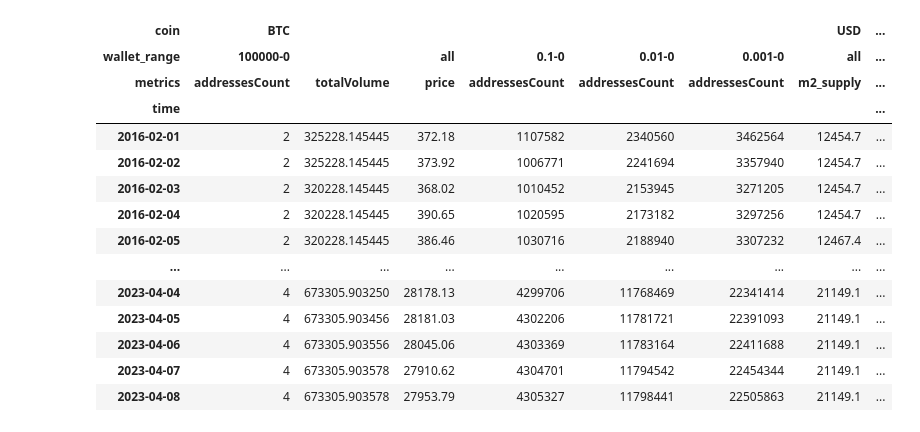
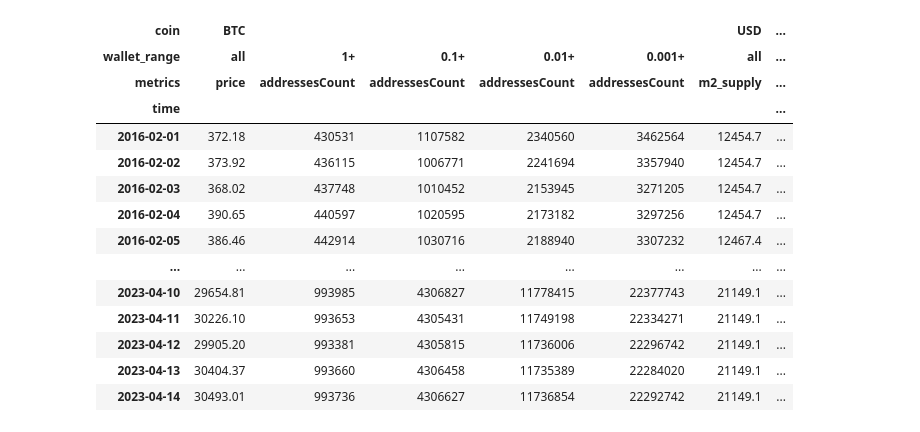
Before and after one commit to bekisz/chain-intelligence, a Jupyter notebook: metcalfe.ipynb, the cells around one changed output. Cells and saved outputs as stored; diff of their text form; code cells hidden in the pictures.

Commit message:
Bottom an Top Bubble BTC price based on Wallet Adresses 2

```diff
--- a/metcalfe.ipynb
+++ b/metcalfe.ipynb
@@ -101,28 +121,34 @@ Request : https://min-api.cryptocompare.com/data/v2/histoday?fsym=BTC&tsym=USD&a
 # %%
 df_aux = pd.DataFrame()
-#df_aux2 = pd.DataFrame()
+
 coin = 'BTC'
 
 #aggregate_wallets=['0.1-1','1-10', '10-100','100-1000', '1000-10000', '10000-100000', '100000-1000000']
-aggregate_wallets=['0.1-1','1-10', '10-100','100-1000', '1000-10000', '10000-100000']
+aggregate_wallets=['1-10', '10-100','100-1000', '1000-10000', '10000-100000']
 
 
+#aggregate_wallets.append('1-10')
 addressCounts = [df[coin][w_range]['addressesCount'] for w_range in aggregate_wallets]
 df_aux['addressesCount'] = sum(addressCounts)
-df.loc(axis=1)[(coin,'0.1-0','addressesCount')] = df_aux['addressesCount']
+df.loc(axis=1)[(coin,'1+','addressesCount')] = df_aux['addressesCount']
+
+aggregate_wallets.append('0.1-1')
+addressCounts = [df[coin][w_range]['addressesCount'] for w_range in aggregate_wallets]
+df_aux['addressesCount'] = sum(addressCounts)
+df.loc(axis=1)[(coin,'0.1+','addressesCount')] = df_aux['addressesCount']
 
 
 aggregate_wallets.append('0.01-0.1')
 addressCounts = [df[coin][w_range]['addressesCount'] for w_range in aggregate_wallets]
 df_aux['addressesCount'] = sum(addressCounts)
-df.loc(axis=1)[(coin,'0.01-0','addressesCount')] = df_aux['addressesCount']
+df.loc(axis=1)[(coin,'0.01+','addressesCount')] = df_aux['addressesCount']
 
 
 aggregate_wallets.append('0.001-0.01')
 addressCounts = [df[coin][w_range]['addressesCount'] for w_range in aggregate_wallets]
 df_aux['addressesCount'] = sum(addressCounts)
-df.loc(axis=1)[(coin,'0.001-0','addressesCount')] = df_aux['addressesCount']
-df.drop(columns=['1e-08-0.001',*aggregate_wallets],inplace=True,level= "wallet_range")
+df.loc(axis=1)[(coin,'0.001+','addressesCount')] = df_aux['addressesCount']
+df.drop(columns=['100000-0','1e-08-0.001',*aggregate_wallets],inplace=True,level= "wallet_range")
 
 
 df
@@ -179,56 +205,29 @@ df
 # %%
-df.loc(axis=1)[(coin,'0.1-0','k')] = 21000000*df.loc(axis=1)[(coin,'all','m2_adj_price')] / ( df.loc(axis=1)[(coin,'0.1-0','addressesCount')]
-                                                                              * df.loc(axis=1)[(coin,'0.1-0','addressesCount')])
 
-df.loc(axis=1)[(coin,'0.01-0','k')] = 21000000*df.loc(axis=1)[(coin,'all','m2_adj_price')] / ( df.loc(axis=1)[(coin,'0.01-0','addressesCount')]
-                                                                              * df.loc(axis=1)[(coin,'0.01-0','addressesCount')])
-df.loc(axis=1)[(coin,'0.001-0','k')] = 21000000*df.loc(axis=1)[(coin,'all','m2_adj_price')] / ( df.loc(axis=1)[(coin,'0.001-0','addressesCount')]
-                                                                              * df.loc(axis=1)[(coin,'0.001-0','addressesCount')])
-
-
-df.loc(axis=1)[(coin,'0.001-0', 'k-sma200w')] = df.loc(axis=1)[(coin,'0.001-0','k')].rolling(200*7).mean()
-df.loc(axis=1)[(coin,'0.01-0', 'k-sma200w')] = df.loc(axis=1)[(coin,'0.01-0','k')].rolling(200*7).mean()
-df.loc(axis=1)[(coin,'0.1-0', 'k-sma200w')] = df.loc(axis=1)[(coin,'0.1-0','k')].rolling(200*7).mean()
-
-
-df.loc(axis=1)[(coin,'0.001-0', 'k-sma50w')] = df.loc(axis=1)[(coin,'0.001-0','k')].rolling(50*7).mean()
-df.loc(axis=1)[(coin,'0.01-0', 'k-sma50w')] = df.loc(axis=1)[(coin,'0.01-0','k')].rolling(50*7).mean()
-df.loc(axis=1)[(coin,'0.1-0', 'k-sma50w')] = df.loc(axis=1)[(coin,'0.1-0','k')].rolling(50*7).mean()
-
-
-df.loc(axis=1)[(coin,'0.001-0', 'k-sma21w')] = df.loc(axis=1)[(coin,'0.001-0','k')].rolling(21*7).mean()
-df.loc(axis=1)[(coin,'0.01-0', 'k-sma21w')] = df.loc(axis=1)[(coin,'0.01-0','k')].rolling(21*7).mean()
-df.loc(axis=1)[(coin,'0.1-0', 'k-sma21w')] = df.loc(axis=1)[(coin,'0.1-0','k')].rolling(21*7).mean()
-
-
-df.loc(axis=1)[(coin,'0.001-0', 'k-sma90d')] = df.loc(axis=1)[(coin,'0.001-0','k')].rolling(90).mean()
-df.loc(axis=1)[(coin,'0.01-0', 'k-sma90d')] = df.loc(axis=1)[(coin,'0.01-0','k')].rolling(90).mean()
-df.loc(axis=1)[(coin,'0.1-0', 'k-sma90d')] = df.loc(axis=1)[(coin,'0.1-0','k')].rolling(90).mean()
-
-
-df.loc(axis=1)[(coin,'0.001-0', 'k-sma30d')] = df.loc(axis=1)[(coin,'0.001-0','k')].rolling(30).mean()
-df.loc(axis=1)[(coin,'0.01-0', 'k-sma30d')] = df.loc(axis=1)[(coin,'0.01-0','k')].rolling(30).mean()
-df.loc(axis=1)[(coin,'0.1-0', 'k-sma30d')] = df.loc(axis=1)[(coin,'0.1-0','k')].rolling(30).mean()
-
-df.loc(axis=1)[(coin,'0.001-0', 'k-sma7d')] = df.loc(axis=1)[(coin,'0.001-0','k')].rolling(30).mean()
-df.loc(axis=1)[(coin,'0.01-0', 'k-sma7d')] = df.loc(axis=1)[(coin,'0.01-0','k')].rolling(30).mean()
-df.loc(axis=1)[(coin,'0.1-0', 'k-sma7d')] = df.loc(axis=1)[(coin,'0.1-0','k')].rolling(30).mean()
+btc_max_supply = 21*10**6
+for min_btc in min_btcs:
+    df.loc(axis=1)[(coin,str(min_btc) + '+','k')] = btc_max_supply*df.loc(axis=1)[(coin,'all','m2_adj_price')] \
+        / ( df.loc(axis=1)[(coin, str(min_btc) + '+','addressesCount')] \
+        * df.loc(axis=1)[(coin, str(min_btc) + '+','addressesCount')])
+    for days in smas:
+        df.loc(axis=1)[(coin, str(min_btc) + '+', 'k-sma' + str(days) +'d')] = \
+            df.loc(axis=1)[(coin, str(min_btc) + '+','k')].rolling(days).mean()
 
 # df=df.loc['2013-01-01':]
 df
 # %% [output]
-| coin | BTC |  |  |  |  |  | USD | ... |
-| wallet_range | 100000-0 |  | all | 0.1-0 | 0.01-0 | 0.001-0 | all | ... |
-| metrics | addressesCount | totalVolume | price | addressesCount | addressesCount | addressesCount | m2_supply | ... |
-| time |  |  |  |  |  |  |  | ... |
-| 2016-02-01 | 2 | 325228.145445 | 372.18 | 1107582 | 2340560 | 3462564 | 12454.7 | ... |
-| 2016-02-02 | 2 | 325228.145445 | 373.92 | 1006771 | 2241694 | 3357940 | 12454.7 | ... |
-| 2016-02-03 | 2 | 320228.145445 | 368.02 | 1010452 | 2153945 | 3271205 | 12454.7 | ... |
-| 2016-02-04 | 2 | 320228.145445 | 390.65 | 1020595 | 2173182 | 3297256 | 12454.7 | ... |
-| 2016-02-05 | 2 | 320228.145445 | 386.46 | 1030716 | 2188940 | 3307232 | 12467.4 | ... |
-| ... | ... | ... | ... | ... | ... | ... | ... | ... |
-| 2023-04-04 | 4 | 673305.903250 | 28178.13 | 4299706 | 11768469 | 22341414 | 21149.1 | ... |
-| 2023-04-05 | 4 | 673305.903456 | 28181.03 | 4302206 | 11781721 | 22391093 | 21149.1 | ... |
-| 2023-04-06 | 4 | 673305.903556 | 28045.06 | 4303369 | 11783164 | 22411688 | 21149.1 | ... |
-| 2023-04-07 | 4 | 673305.903578 | 27910.62 | 4304701 | 11794542 | 22454344 | 21149.1 | ... |
-| 2023-04-08 | 4 | 673305.903578 | 27953.79 | 4305327 | 11798441 | 22505863 | 21149.1 | ... |
+| coin | BTC |  |  |  |  | USD | ... |
+| wallet_range | all | 1+ | 0.1+ | 0.01+ | 0.001+ | all | ... |
+| metrics | price | addressesCount | addressesCount | addressesCount | addressesCount | m2_supply | ... |
+| time |  |  |  |  |  |  | ... |
+| 2016-02-01 | 372.18 | 430531 | 1107582 | 2340560 | 3462564 | 12454.7 | ... |
+| 2016-02-02 | 373.92 | 436115 | 1006771 | 2241694 | 3357940 | 12454.7 | ... |
+| 2016-02-03 | 368.02 | 437748 | 1010452 | 2153945 | 3271205 | 12454.7 | ... |
+| 2016-02-04 | 390.65 | 440597 | 1020595 | 2173182 | 3297256 | 12454.7 | ... |
+| 2016-02-05 | 386.46 | 442914 | 1030716 | 2188940 | 3307232 | 12467.4 | ... |
+| ... | ... | ... | ... | ... | ... | ... | ... |
+| 2023-04-10 | 29654.81 | 993985 | 4306827 | 11778415 | 22377743 | 21149.1 | ... |
+| 2023-04-11 | 30226.10 | 993653 | 4305431 | 11749198 | 22334271 | 21149.1 | ... |
+| 2023-04-12 | 29905.20 | 993381 | 4305815 | 11736006 | 22296742 | 21149.1 | ... |
+| 2023-04-13 | 30404.37 | 993660 | 4306458 | 11735389 | 22284020 | 21149.1 | ... |
+| 2023-04-14 | 30493.01 | 993736 | 4306627 | 11736854 | 22292742 | 21149.1 | ... |
```
Also changed, not shown: parts of 11 cells of this notebook, 1 other file.
